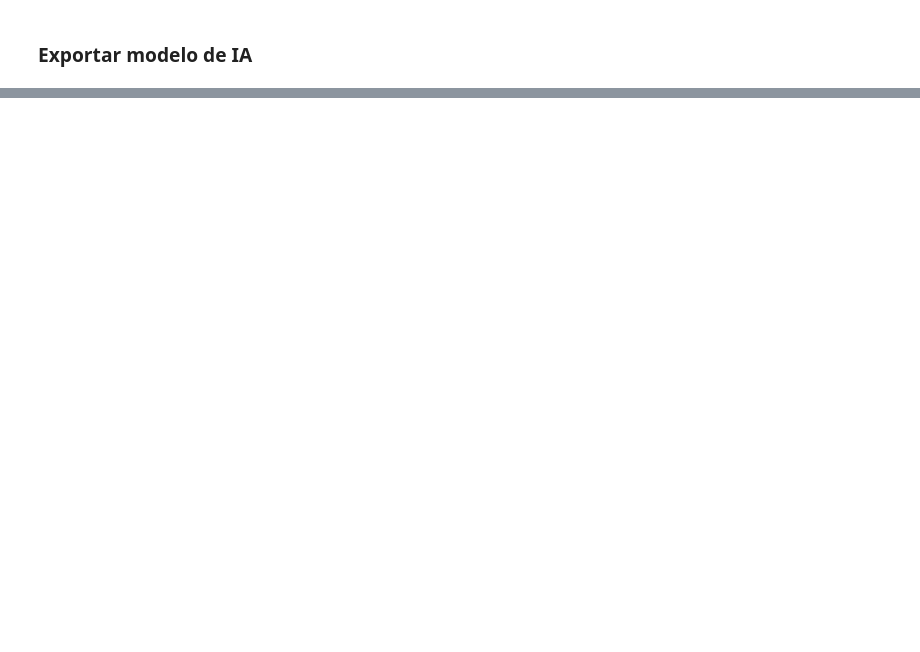
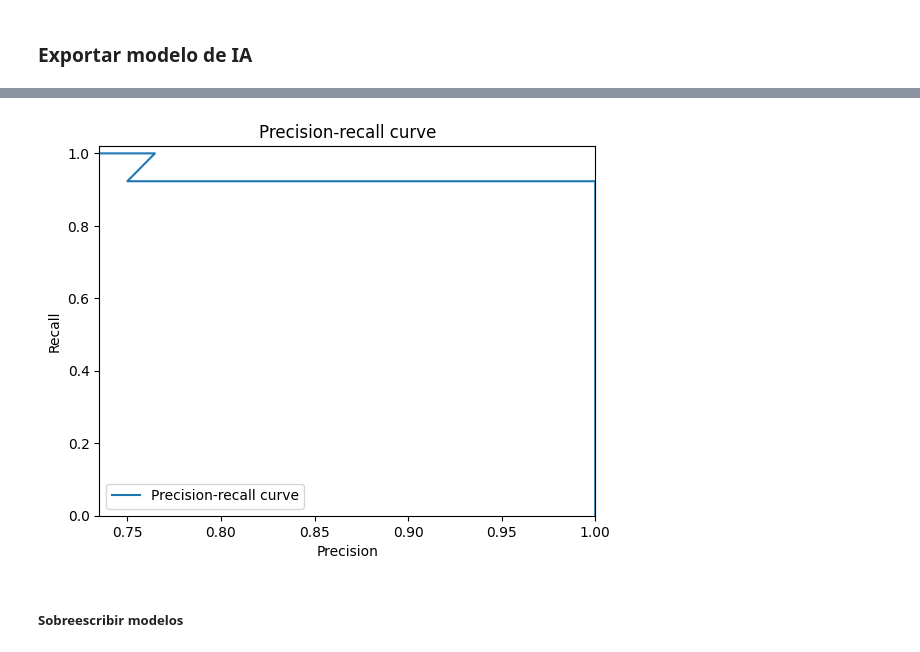
Before and after one commit to Aviles17/Clasificador-Emails-IA, a Jupyter notebook: Tesis_AI_Email.ipynb, the cells around one changed output, grey strips where cells are left out. Saved outputs shown, nothing was run; the diff lists cells and outputs as text; code cells hidden in the pictures; blank space fills up the shorter version.

```diff
--- a/Tesis_AI_Email.ipynb
+++ b/Tesis_AI_Email.ipynb
@@ -643,0 +875,21 @@ with open('Server/Models/cv_params.pkl', 'wb') as f:
+# %%
+#Curva de precisión
+from sklearn.metrics import precision_recall_curve
+
+precision, recall, thresholds = precision_recall_curve(y_test, y_pred_prob)
+
+# create plot
+plt.plot(precision, recall, label='Precision-recall curve')
+_ = plt.xlabel('Precision')
+_ = plt.ylabel('Recall')
+_ = plt.title('Precision-recall curve')
+_ = plt.xlim([0.735, 1])
+_ = plt.ylim([0, 1.02])
+_ = plt.legend(loc="lower left")
+
+# save figure
+plt.savefig('Metrics/Naive_Bayes/precision_recall_NB_2.png', dpi=200)
+# %% [output]
+[figure, added]
+# %% [markdown]
+##### Sobreescribir modelos
```
Also changed, not shown: parts of 37 cells of this notebook, 4 other files.
